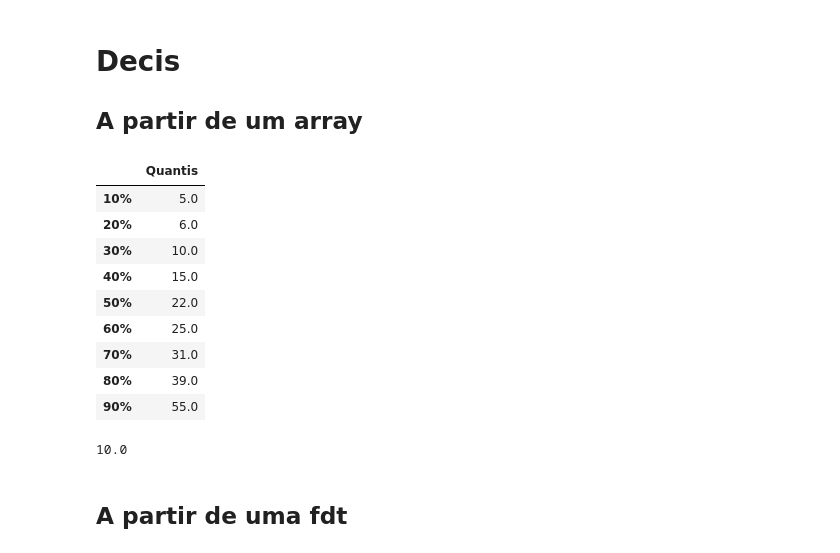
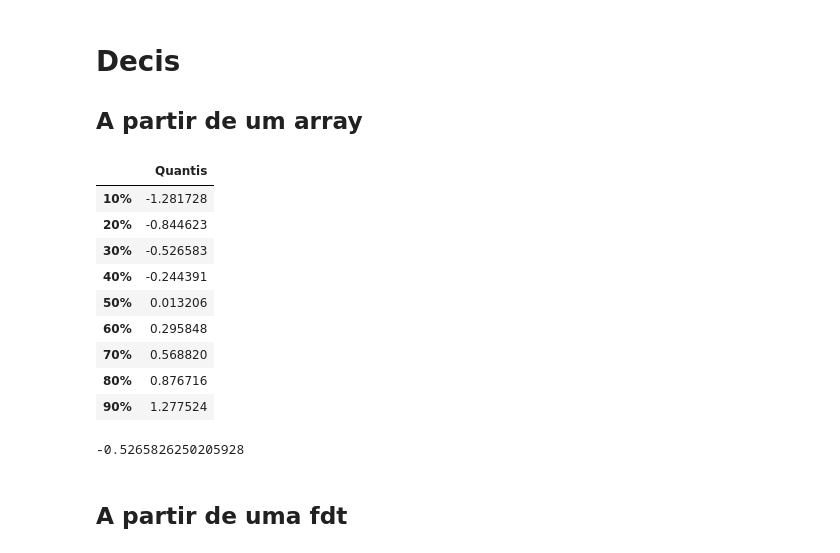
Before and after one commit to italoseara/CET083, a Jupyter notebook: pos.ipynb, the cells around one changed output. Cells and saved outputs as stored; diff of their text form; code cells hidden in the pictures.

```diff
--- a/pos.ipynb
+++ b/pos.ipynb
@@ -213,27 +229,27 @@ plt.show()
 
 ## A partir de um array
 # %%
-# Criando um array
-k = np.array([1, 3, 5, 6, 6, 9, 10, 13, 15, 20, 22, 24, 25, 29, 31, 31, 39, 40, 55, 90, 91])
+# Criando um array com 1000 valores aleatórios
+k = np.random.normal(0, 1, 1000)
 
 # Calculando os decis
 quantile(k, np.arange(0.1, 1, 0.1))
 # %% [output]
 |  | Quantis |
-| 10% | 5.0 |
-| 20% | 6.0 |
-| 30% | 10.0 |
-| 40% | 15.0 |
-| 50% | 22.0 |
-| 60% | 25.0 |
-| 70% | 31.0 |
-| 80% | 39.0 |
-| 90% | 55.0 |
+| 10% | -1.281728 |
+| 20% | -0.844623 |
+| 30% | -0.526583 |
+| 40% | -0.244391 |
+| 50% | 0.013206 |
+| 60% | 0.295848 |
+| 70% | 0.568820 |
+| 80% | 0.876716 |
+| 90% | 1.277524 |
 # %%
 # Decis específicos
 np.quantile(k, 0.3)
 # %% [output]
-10.0
+-0.5265826250205928
 # %% [markdown]
 ## A partir de uma fdt
 # %%
```
Also changed, not shown: parts of 18 cells of this notebook.
